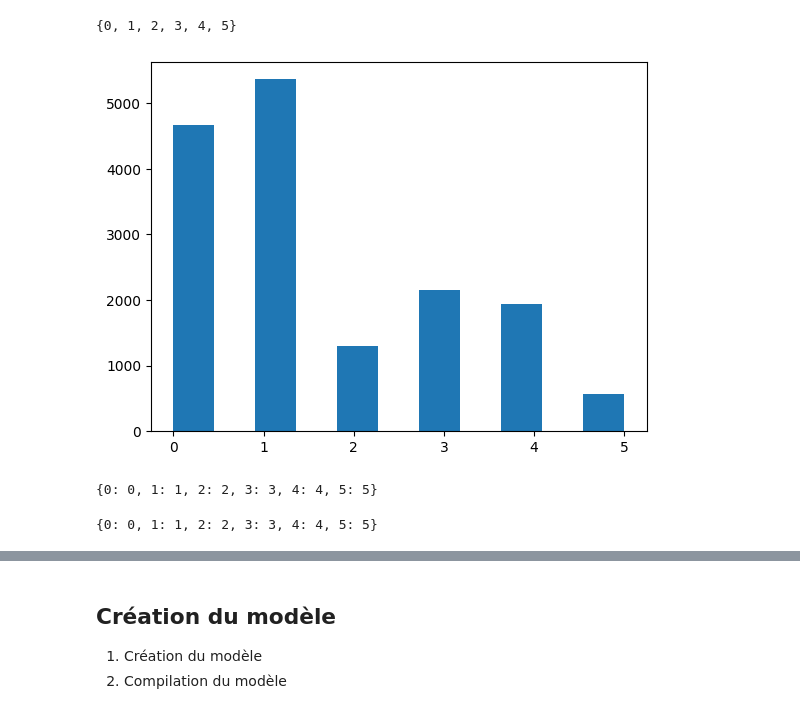
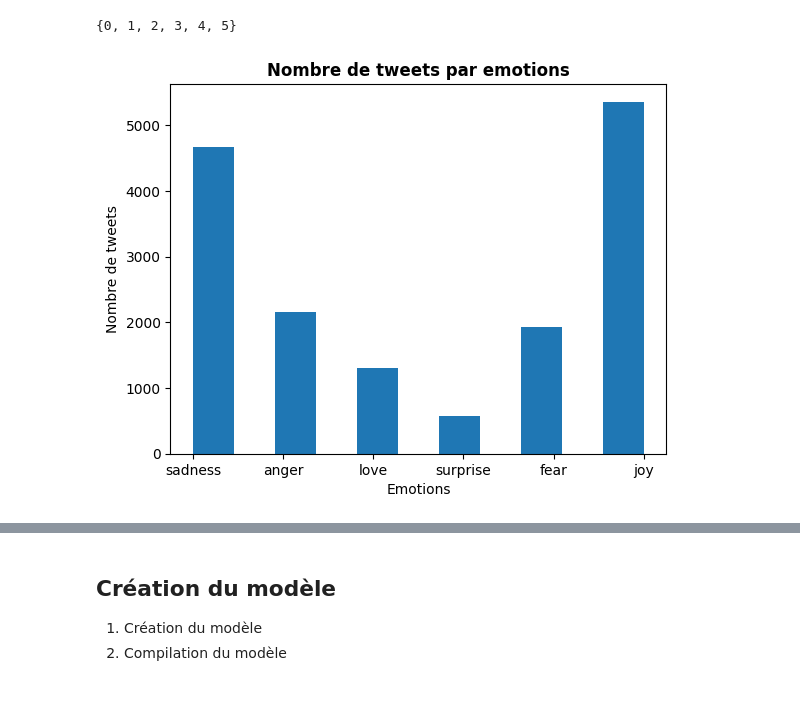
Before and after one commit to Mouados-byte/tweet_emotion_recognition, a Jupyter notebook: Tweet_Emotion_Recognition_Learner.ipynb, the cells around one changed output, grey strips where cells are left out. Cells and saved outputs as stored; diff of their text form; code cells hidden in the pictures.

```diff
--- a/Tweet_Emotion_Recognition_Learner.ipynb
+++ b/Tweet_Emotion_Recognition_Learner.ipynb
@@ -185,21 +196,17 @@ print(classes)
 # %% [output]
 {0, 1, 2, 3, 4, 5}
-# %%
-plt.hist(labels, bins=11)
-plt.show()
-# %% [output]
-[figure, removed]
+# %%
+label_strings = [classes_string[label] for label in labels]
+plt.hist(label_strings, bins=11)
+plt.title("Nombre de tweets par emotions", fontweight="bold")
+plt.xlabel("Emotions")
+plt.ylabel("Nombre de tweets")
+plt.show()
+# %% [output]
+[figure, added]
 # %%
 class_to_index=dict((c,i) for i,c in enumerate(classes))
 index_to_class=dict((v,k) for k,v in class_to_index.items())
-# %%
-class_to_index
-# %% [output]
-{0: 0, 1: 1, 2: 2, 3: 3, 4: 4, 5: 5}
-# %%
-index_to_class
-# %% [output]
-{0: 0, 1: 1, 2: 2, 3: 3, 4: 4, 5: 5}
 # %%
 names_to_indexes=lambda labels: np.array([class_to_index.get(x) for x in labels ])
 # %%
```
Also changed, not shown: parts of 16 cells of this notebook.
